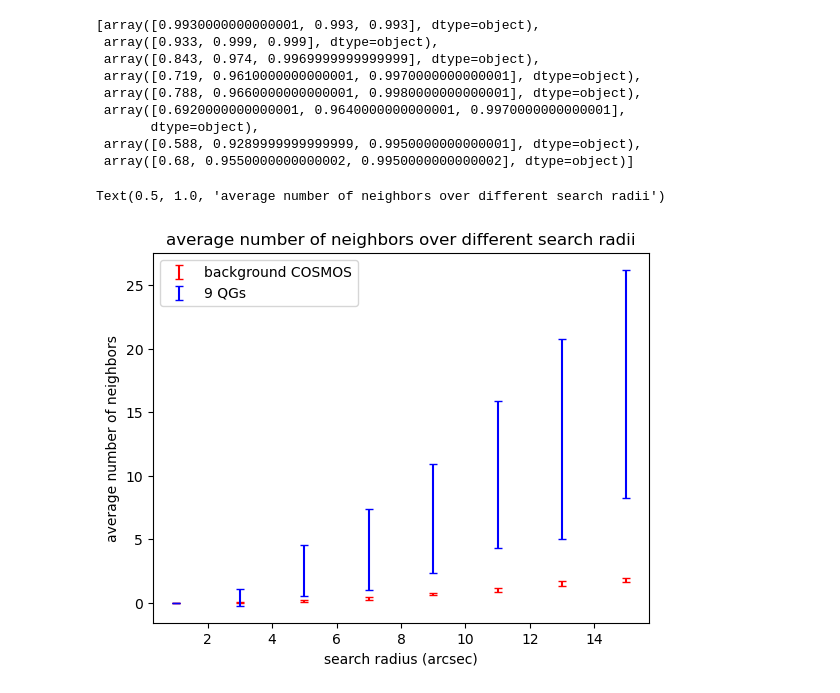
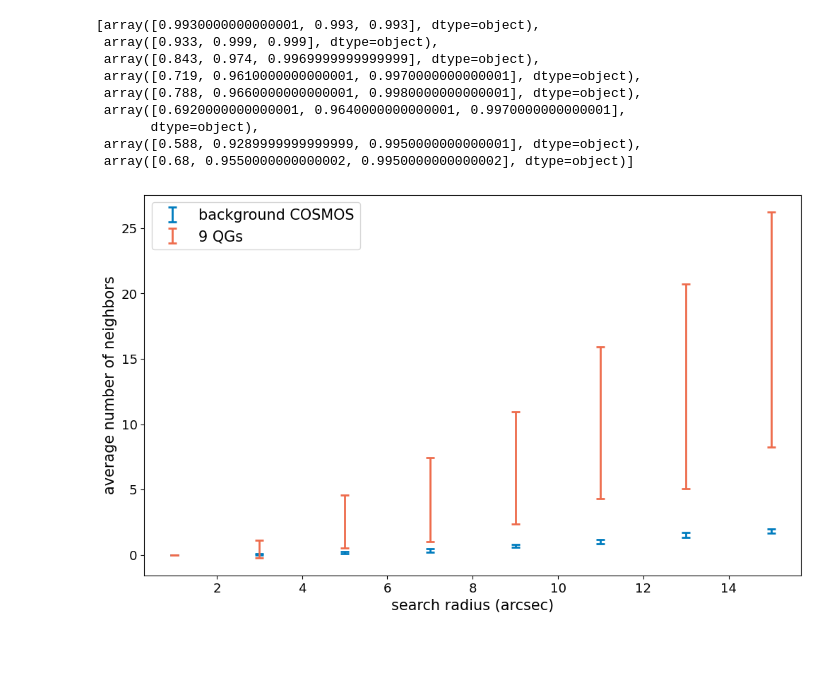
Before and after one commit to nguyenbinh1612/quenched, a Jupyter notebook: centipede_plot.ipynb, the cells around one changed output. Saved outputs shown, nothing was run; the diff lists cells and outputs as text; code cells hidden in the pictures; blank space fills up the shorter version.

```diff
--- a/centipede_plot.ipynb
+++ b/centipede_plot.ipynb
@@ -185,13 +185,18 @@ y16 = all_radii_percentile[:,0]
 y50 = all_radii_percentile[:,1]
 y84 = all_radii_percentile[:,2]
 # %%
-plt.errorbar(radii_array, all_radii_means, yerr=(np.abs(y50-y16), np.abs(y84-y50)), capsize=3,
-             color='red', label='background COSMOS', zorder=1, fmt='none')
-plt.errorbar(radii_array, real_radii_means, real_radii_stdev, capsize=3, color='blue', label='9 QGs', fmt='none')
-plt.legend()
-plt.xlabel('search radius (arcsec)')
-plt.ylabel('average number of neighbors')
-plt.title('average number of neighbors over different search radii')
+fig, ax = plt.subplots(figsize=(12, 7))
+
+plt.errorbar(radii_array, all_radii_means, yerr=(np.abs(y50-y16), np.abs(y84-y50)), capsize=4,
+             color='#007CBE', label='background COSMOS', zorder=1, fmt='none', linewidth=2, markeredgewidth=2)
+plt.errorbar(radii_array, real_radii_means, real_radii_stdev, capsize=4, color='#EE6C4D', label='9 QGs',
+             fmt='none', linewidth=2, markeredgewidth=2)
+plt.legend(fontsize=15)
+plt.xlabel('search radius (arcsec)', fontsize=15)
+plt.ylabel('average number of neighbors', fontsize=15)
+plt.xticks(fontsize=13)
+plt.yticks(fontsize=13)
+
+fig = fig.savefig('centipede_plot.png')
 # %% [output]
-Text(0.5, 1.0, 'average number of neighbors over different search radii')
-[figure, old version]
+[figure, new version]
```
Also changed, not shown: 1 other file.
